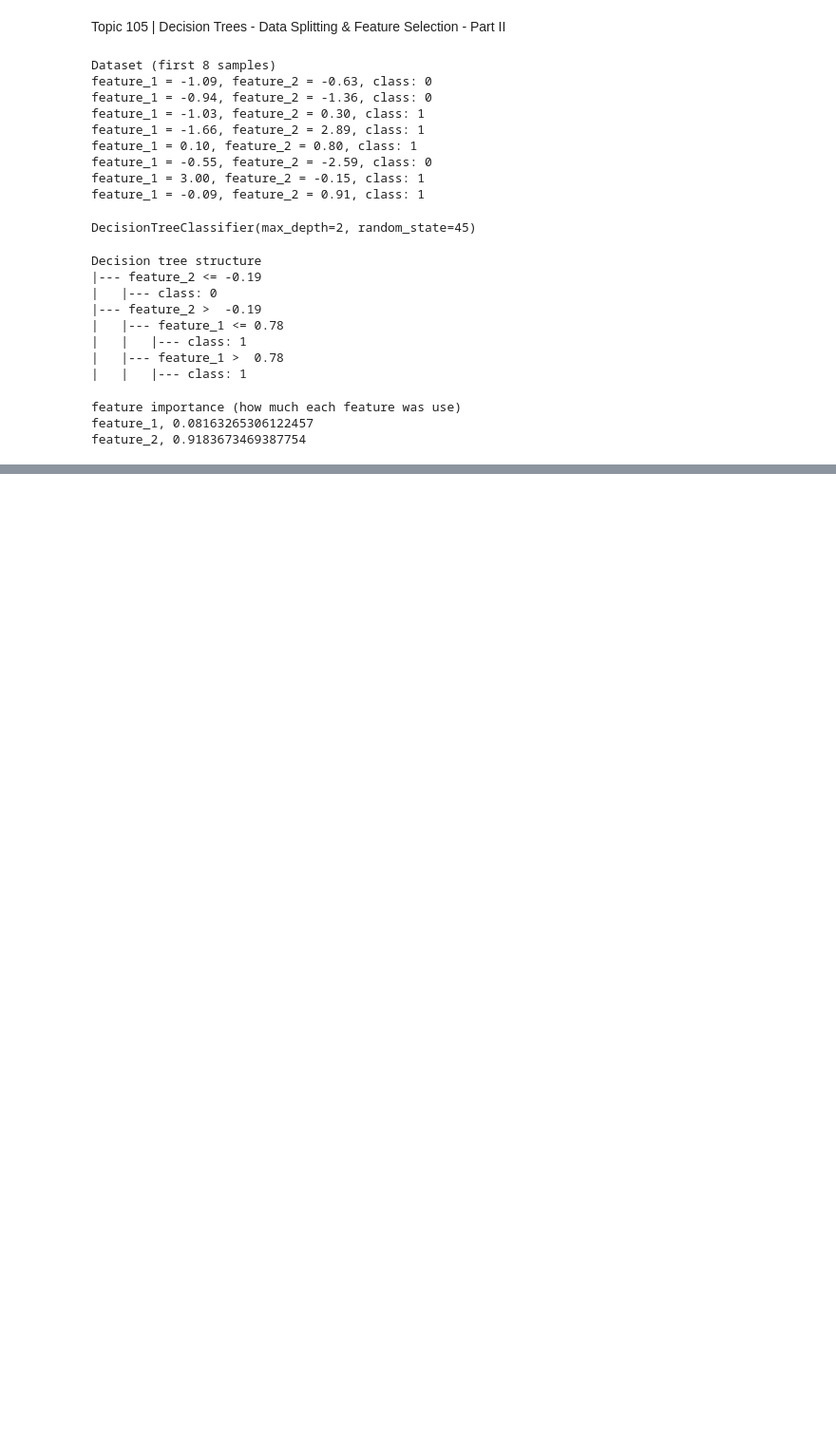
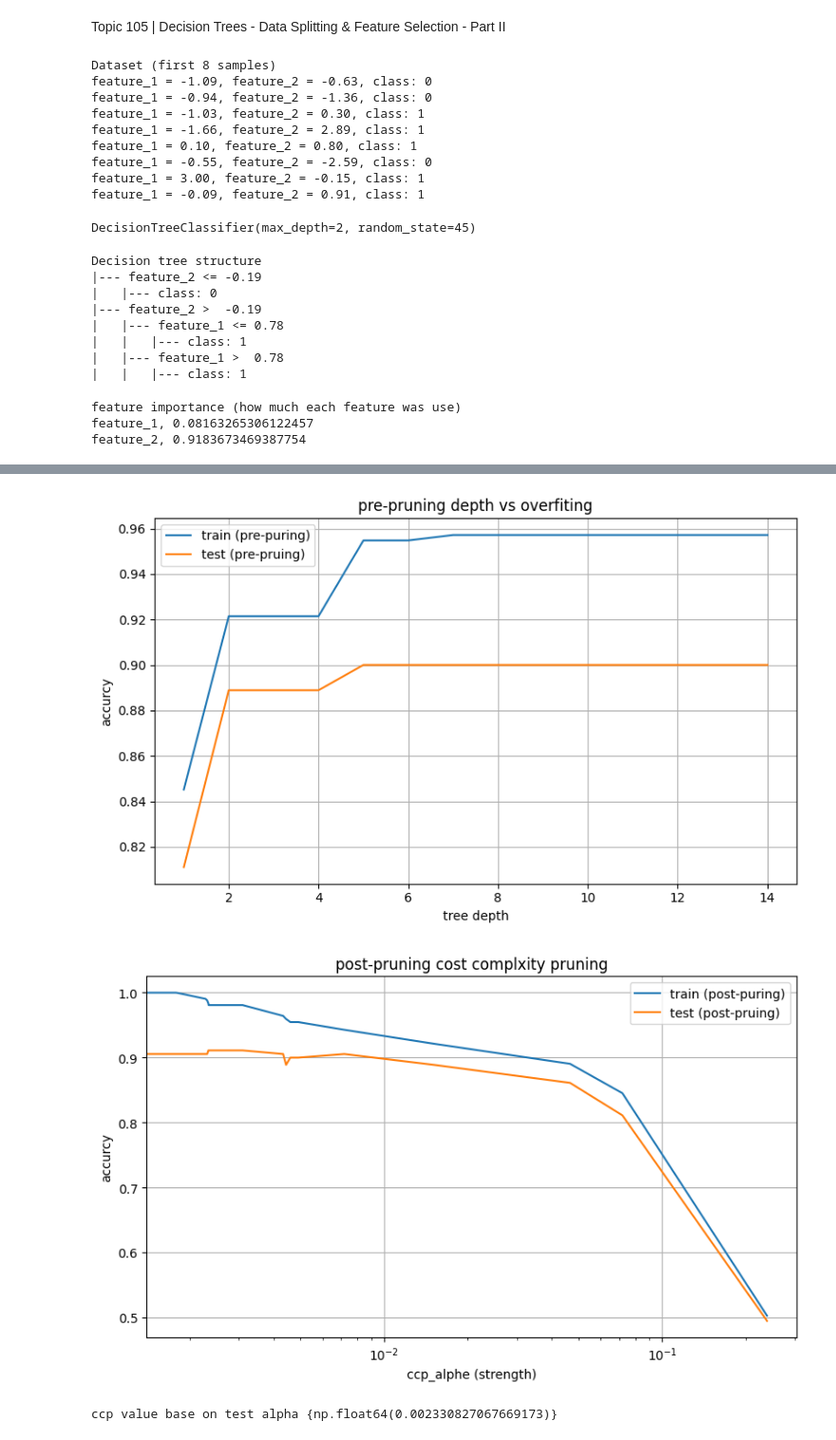
Before and after one commit to ahsancoderx/AI-learning, a Jupyter notebook: decision-tree/DecisiontreesDatasplittingFeatureselection.ipynb, the cells around one changed output, grey strips where cells are left out. Shown at 95% size. Drawn from its saved outputs; the diff is of its cells as text; code cells hidden in the pictures; blank space fills up the shorter version.

```diff
--- a/decision-tree/DecisiontreesDatasplittingFeatureselection.ipynb
+++ b/decision-tree/DecisiontreesDatasplittingFeatureselection.ipynb
@@ -69,0 +168,12 @@ feature_2, 0.9183673469387754
+# %%
+# create toy dataset
+from sklearn.datasets import make_moons
+from sklearn.model_selection import train_test_split
+
+# create toy dataset
+X, Y = make_moons(n_samples=600, noise=0.25, random_state=42)
+
+# split dataset
+x_train, x_test, y_train, y_test = train_test_split(
+    X, Y, test_size=0.3, random_state=42
+)
@@ -69,0 +272,32 @@ feature_2, 0.9183673469387754
+# %%
+# disply result
+plt.figure(figsize=(8,5))
+plt.plot(depths, train_acc_pre, label="train (pre-puring)")
+plt.plot(depths, test_acc_pre, label="test (pre-pruing)")
+plt.xlabel("tree depth")
+plt.ylabel("accurcy")
+plt.title("pre-pruning depth vs overfiting")
+plt.legend()
+plt.grid(True)
+plt.tight_layout()
+plt.show()
+
+plt.figure(figsize=(8,5))
+plt.plot(ccp_alphas, train_acc_post, label="train (post-puring)")
+plt.plot(ccp_alphas, test_acc_post, label="test (post-pruing)")
+plt.xscale("log")
+plt.xlabel("ccp_alphe (strength)")
+plt.ylabel("accurcy")
+plt.title("post-pruning cost complxity pruning")
+plt.legend()
+plt.grid(True)
+plt.tight_layout()
+plt.show()
+# %% [output]
+[figure, added]
+[figure, added]
+# %%
+best_ccp_alpha=ccp_alphas[np.argmax(test_acc_post)]
+print(f"ccp value base on test alpha",{best_ccp_alpha})
+# %% [output]
+ccp value base on test alpha {np.float64(0.002330827067669173)}
```
Also changed, not shown: parts of 10 cells of this notebook.
